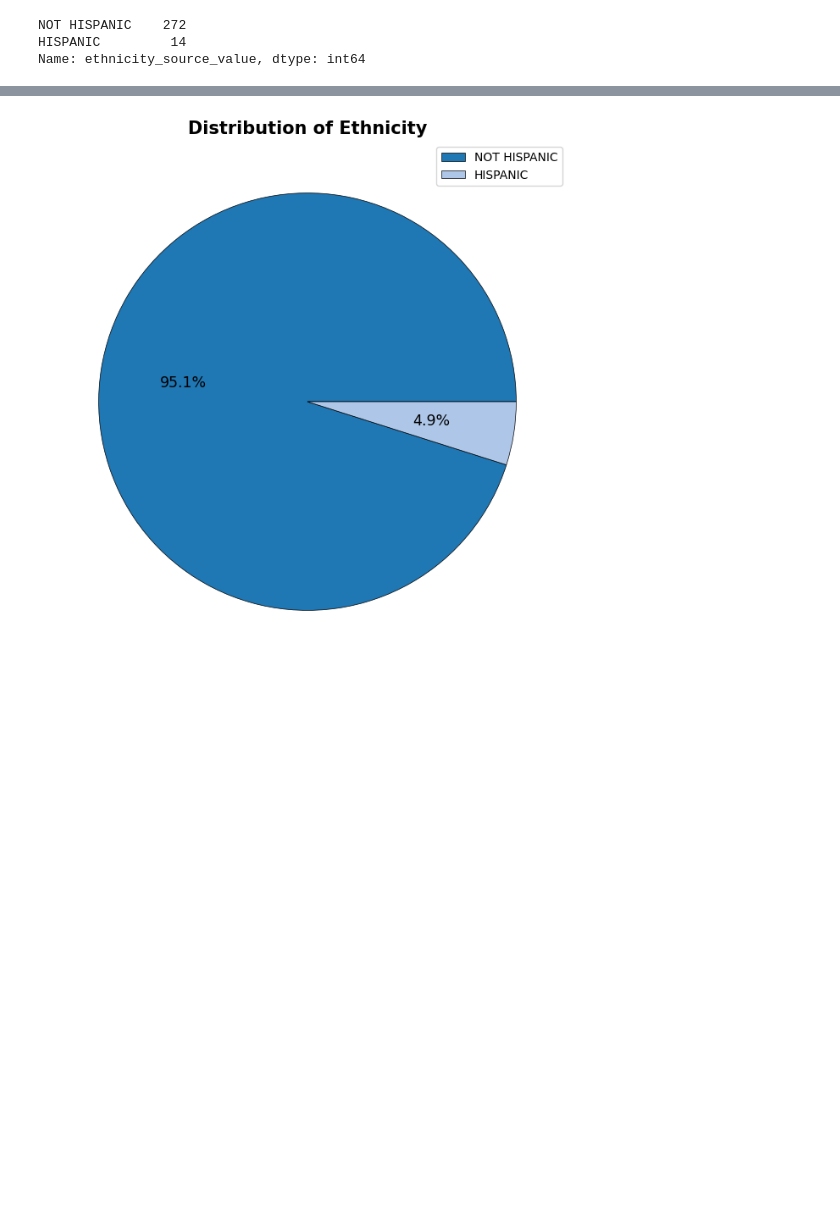
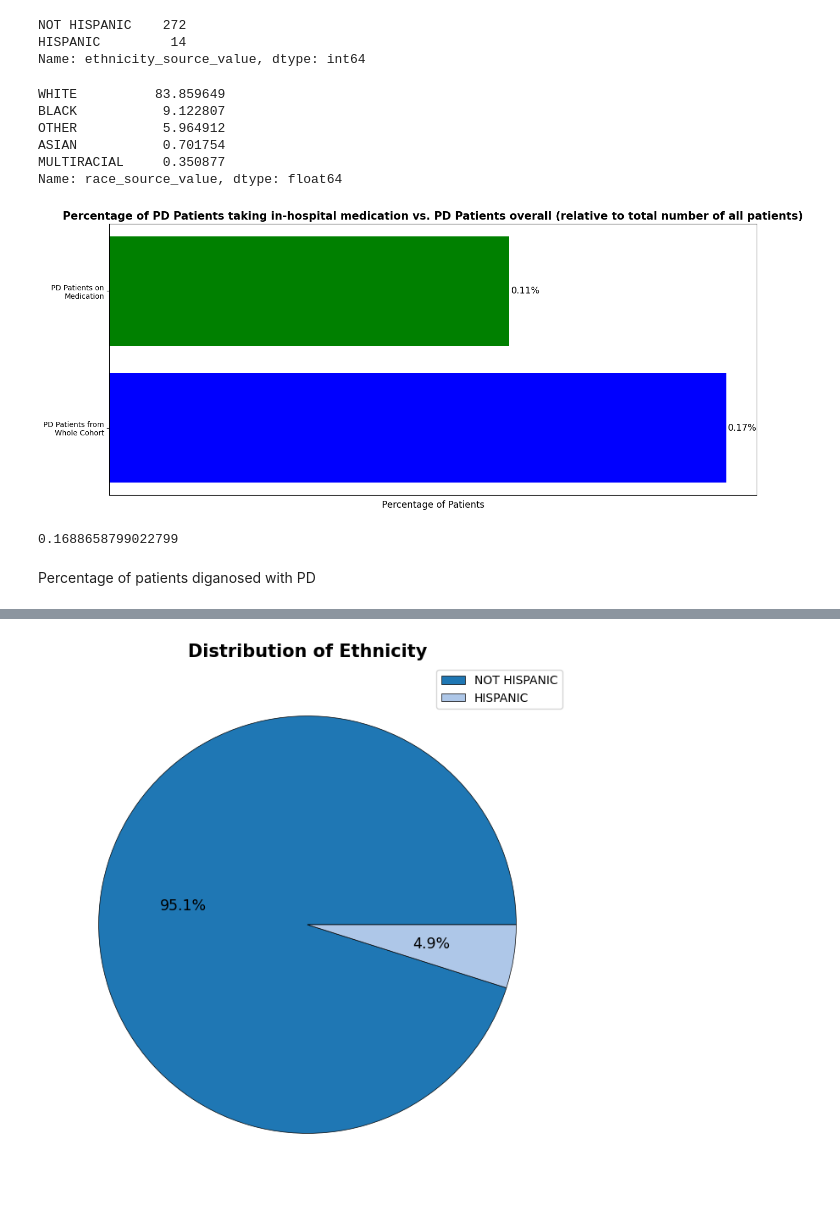
Before and after one commit to rdiazrincon/motor_fluctuations_pd, a Jupyter notebook: motor_fluctuations_pd.ipynb, the cells around one changed output, grey strips where cells are left out. Saved outputs shown, nothing was run; the diff lists cells and outputs as text; code cells hidden in the pictures; blank space fills up the shorter version.

Commit message:
Add bar plot for PD patients on meds

```diff
--- a/motor_fluctuations_pd.ipynb
+++ b/motor_fluctuations_pd.ipynb
@@ -933,3 +933,53 @@ demographics['ethnicity_source_value'].value_counts()
 NOT HISPANIC    272
 HISPANIC         14
 Name: ethnicity_source_value, dtype: int64
+# %%
+race_counts
+# %% [output]
+WHITE          83.859649
+BLACK           9.122807
+OTHER           5.964912
+ASIAN           0.701754
+MULTIRACIAL     0.350877
+Name: race_source_value, dtype: float64
+# %%
+import matplotlib.pyplot as plt
+
+# Calculate the total number of patients in each dataset
+total_patients_df = len(df['person_id'].unique())
+total_patients_df_pd = len(df_pd['person_id'].unique())
+total_patients_demographics_all = len(demographics_all['person_id'].unique())
+
+# Calculate the percentage of PD patients from the whole cohort and PD patients on medication
+percentage_pd_patients_df = (total_patients_df / total_patients_demographics_all) * 100
+percentage_pd_patients = (total_patients_df_pd / total_patients_demographics_all) * 100
+
+# Create the data for the horizontal bar plot
+categories = ['PD Patients from\nWhole Cohort', 'PD Patients on\nMedication']
+values = [percentage_pd_patients_df, percentage_pd_patients]
+
+# Set the figure size for the horizontal bar plot
+plt.figure(figsize=(14, 6))
+
+# Plot the horizontal bar plot
+plt.barh(categories, values, color=['blue', 'green'])
+plt.xlabel('Percentage of Patients', fontsize=12.5)
+plt.title('Percentage of PD Patients taking in-hospital medication vs. PD Patients overall (relative to total number of all patients)', fontsize=15, fontweight='bold')
+plt.ylabel('')
+plt.xticks([])
+
+# Display the percentage values inside the bars
+for i, v in enumerate(values):
+    plt.text(v + 0.0005, i, f"{v:.2f}%", ha='left', va='center', fontsize=12.5)
+
+# Display the plot
+plt.tight_layout()
+plt.show()
+# %% [output]
+[figure, added]
+# %%
+percentage_pd_patients_df
+# %% [output]
+0.1688658799022799
+# %% [markdown]
+Percentage of patients diganosed with PD
```
Also changed, not shown: parts of 3 cells of this notebook.
